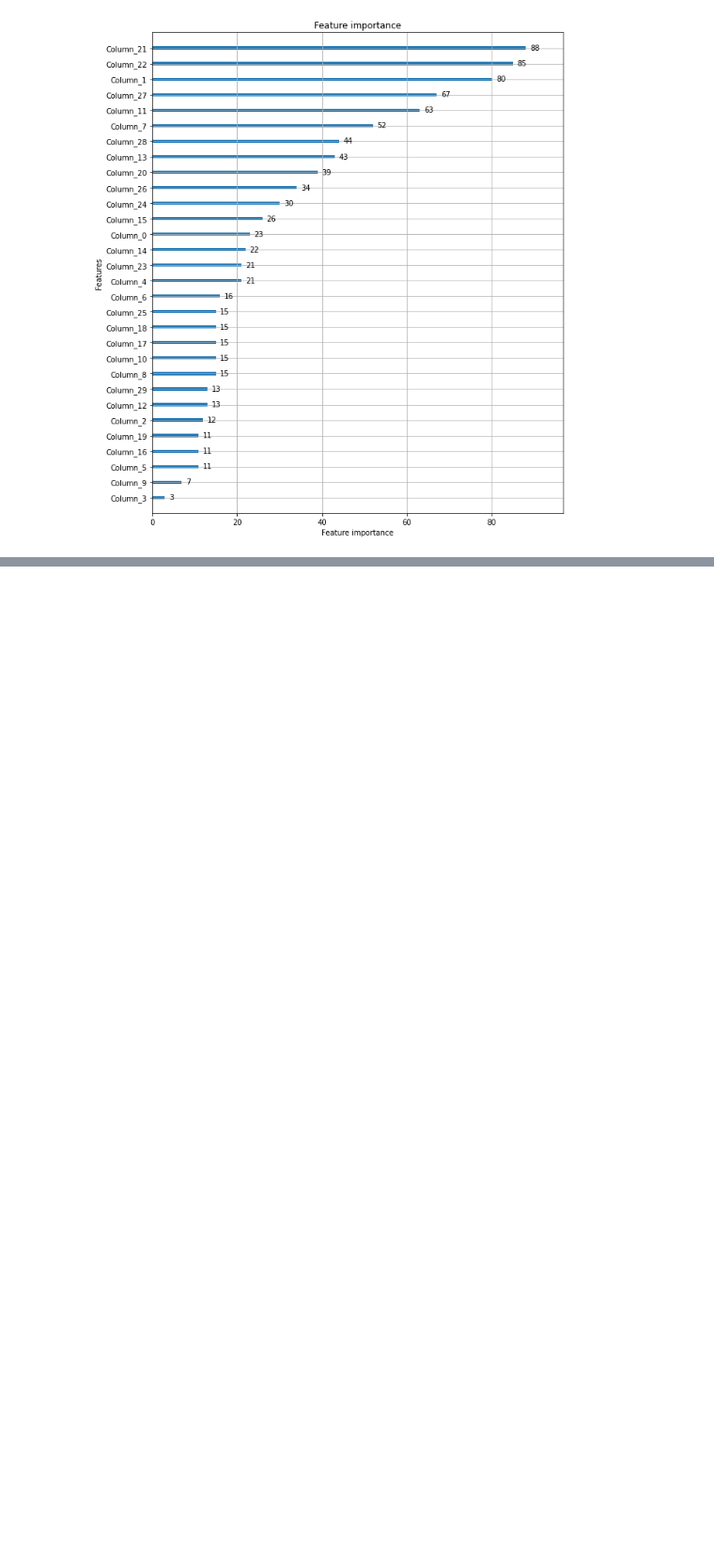
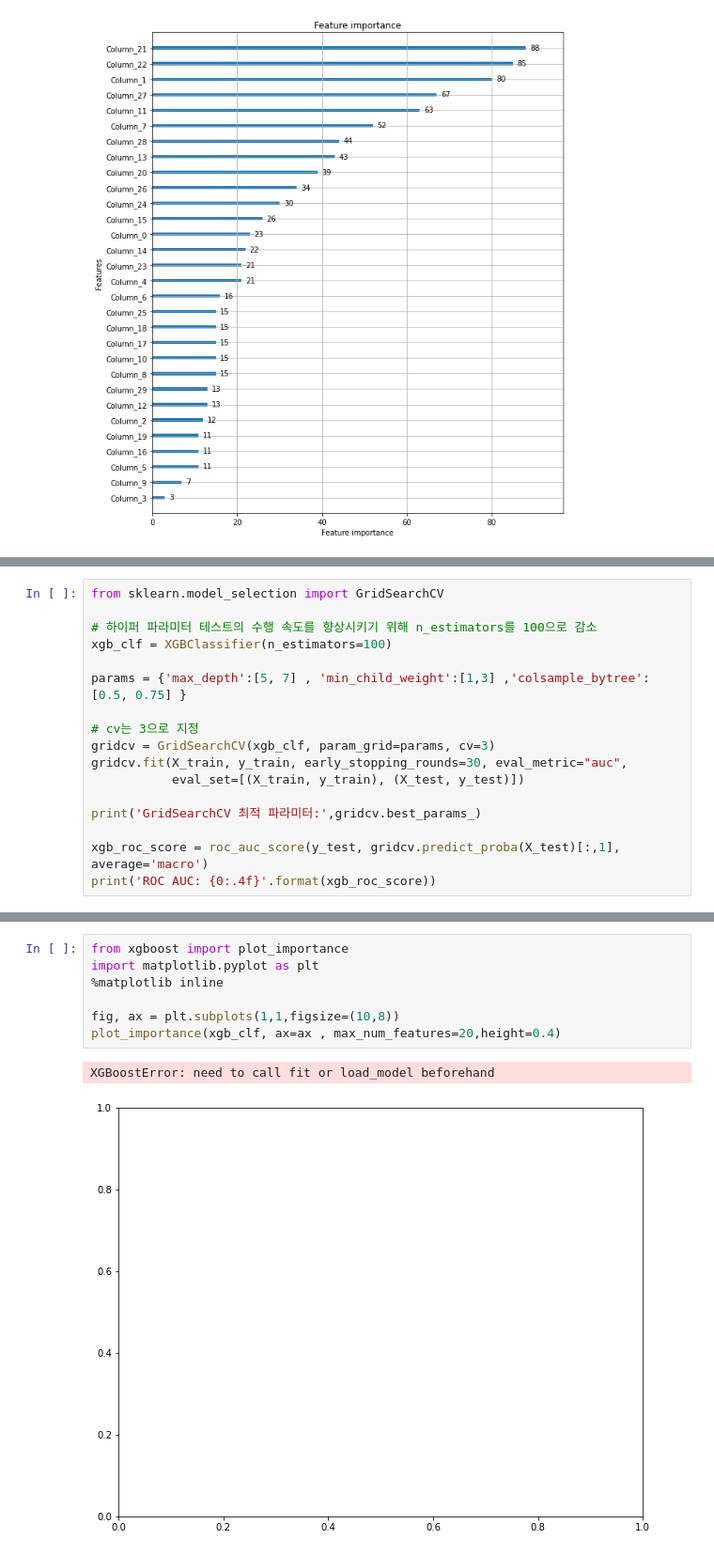
Before and after one commit to seongmin-97/MLstudy, a Jupyter notebook: 기초 다듬기/03주차 - 04. 분류(랜덤 포레스트 ~ 실습1).ipynb, the cells around one changed output, grey strips where cells are left out. Shown: that part at 94% size. Cells and saved outputs as stored; diff of their text form; blank space fills up the shorter version.

```diff
--- a/기초 다듬기/03주차 - 04. 분류(랜덤 포레스트 ~ 실습1).ipynb
+++ b/기초 다듬기/03주차 - 04. 분류(랜덤 포레스트 ~ 실습1).ipynb
@@ -561,0 +684,17 @@ plot_importance(lgbm_wrapper, ax=ax)
+# %%
+from sklearn.model_selection import GridSearchCV
+
+# 하이퍼 파라미터 테스트의 수행 속도를 향상시키기 위해 n_estimators를 100으로 감소
+xgb_clf = XGBClassifier(n_estimators=100)
+
+params = {'max_depth':[5, 7] , 'min_child_weight':[1,3] ,'colsample_bytree':[0.5, 0.75] }
+
+# cv는 3으로 지정
+gridcv = GridSearchCV(xgb_clf, param_grid=params, cv=3)
+gridcv.fit(X_train, y_train, early_stopping_rounds=30, eval_metric="auc",
+           eval_set=[(X_train, y_train), (X_test, y_test)])
+
+print('GridSearchCV 최적 파라미터:',gridcv.best_params_)
+
+xgb_roc_score = roc_auc_score(y_test, gridcv.predict_proba(X_test)[:,1], average='macro')
+print('ROC AUC: {0:.4f}'.format(xgb_roc_score))
@@ -561,0 +719,10 @@ plot_importance(lgbm_wrapper, ax=ax)
+# %%
+from xgboost import plot_importance
+import matplotlib.pyplot as plt
+%matplotlib inline
+
+fig, ax = plt.subplots(1,1,figsize=(10,8))
+plot_importance(xgb_clf, ax=ax , max_num_features=20,height=0.4)
+# %% [output]
+XGBoostError: need to call fit or load_model beforehand
+[figure, added]
```
Also changed, not shown: parts of 12 cells of this notebook, 3 other files.
